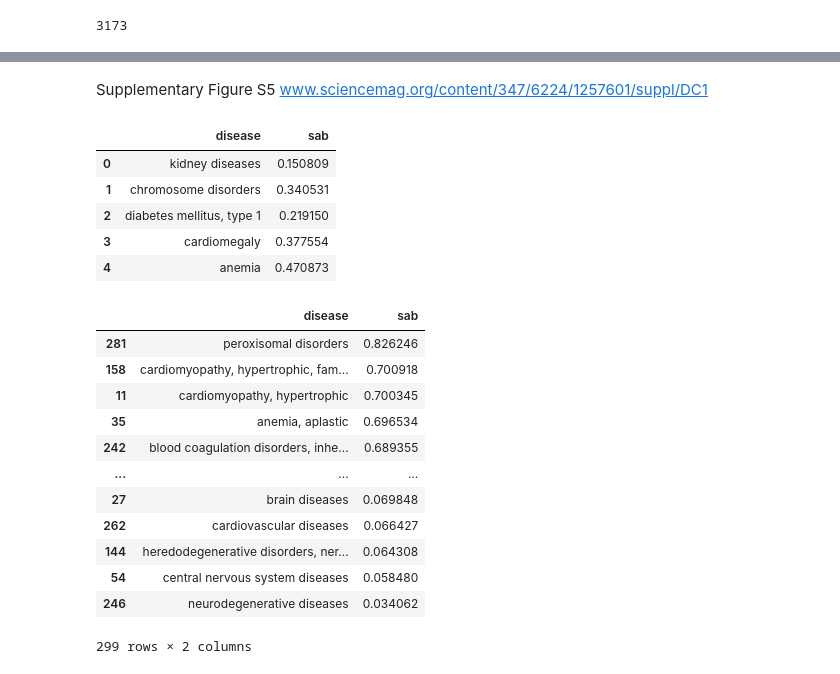
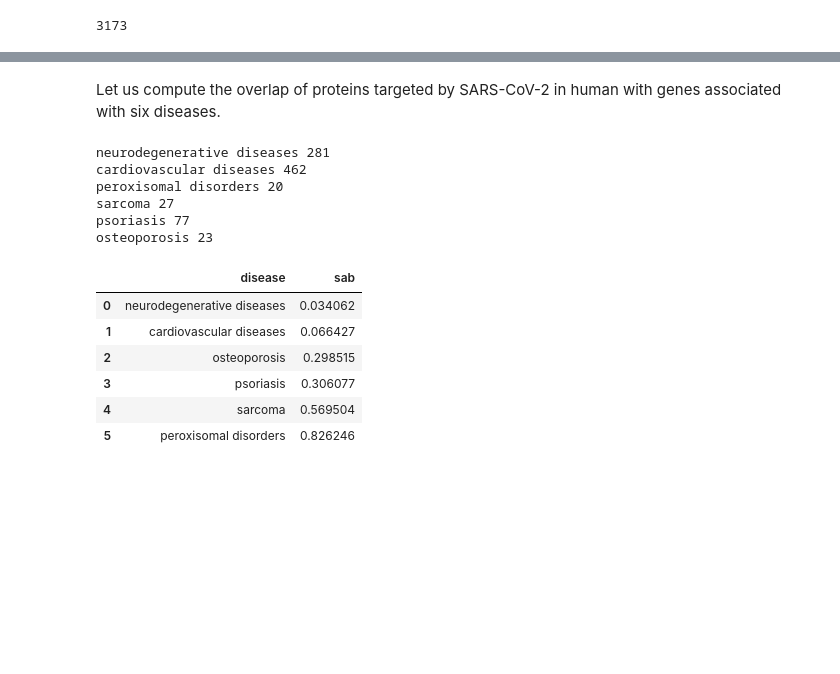
Before and after one commit to UEFBiomedicalInformaticsLab/NetBio_Summer_2023, a Jupyter notebook: 3_NDM_applications.ipynb, the cells around one changed output, grey strips where cells are left out. Drawn from its saved outputs; the diff is of its cells as text; code cells hidden in the pictures; blank space fills up the shorter version.

```diff
--- a/3_NDM_applications.ipynb
+++ b/3_NDM_applications.ipynb
@@ -88,6 +149,6 @@ for g in graphs:
 # %%
 # select the largest connected component
-G = list(ppi.subgraph(c).copy() for c in nx.connected_components(ppi))[0]
+G = list(ppi.subgraph(c).copy() for c in sorted(nx.connected_components(ppi), key = len, reverse = True))[0]
 print(len(G.nodes()), len(G.edges()))
 # %% [output]
 18446 327868
@@ -242,3 +306,17 @@ The figure below shows the network-based separation measure for two diseases A (
-# %% [markdown]
-Supplementary Figure S5 www.sciencemag.org/content/347/6224/1257601/suppl/DC1
+# %% [markdown]
+Let us compute the overlap of proteins targeted by SARS-CoV-2 in human with genes associated with six diseases.
+# %%
+select_diseases = ["neurodegenerative diseases", "cardiovascular diseases", "peroxisomal disorders", "sarcoma", "psoriasis", "osteoporosis" ]
+disease2genes = {key: disease2genes[key] for key in select_diseases}
+
+# Print number of genes associated with each disease
+for key in disease2genes.keys():
+    print(key, len(disease2genes[key]))
+# %% [output]
+neurodegenerative diseases 281
+cardiovascular diseases 462
+peroxisomal disorders 20
+sarcoma 27
+psoriasis 77
+osteoporosis 23
 # %%
@@ -260,28 +339,13 @@ for disease in tqdm.tqdm(disease2genes.keys()):
 # %%
 dx = pd.DataFrame.from_dict(sab, orient='index')
 dx = dx.reset_index()
 dx.columns = ['disease', 'sab']
-dx.head()
+dx.sort_values(by = "sab", ascending = True).reset_index(drop = True)
 # %% [output]
 |  | disease | sab |
-| 0 | kidney diseases | 0.150809 |
-| 1 | chromosome disorders | 0.340531 |
-| 2 | diabetes mellitus, type 1 | 0.219150 |
-| 3 | cardiomegaly | 0.377554 |
-| 4 | anemia | 0.470873 |
+| 0 | neurodegenerative diseases | 0.034062 |
+| 1 | cardiovascular diseases | 0.066427 |
+| 2 | osteoporosis | 0.298515 |
+| 3 | psoriasis | 0.306077 |
+| 4 | sarcoma | 0.569504 |
+| 5 | peroxisomal disorders | 0.826246 |
-# %%
-dx.sort_values(by = "sab", ascending=False)
-# %% [output]
-|  | disease | sab |
-| 281 | peroxisomal disorders | 0.826246 |
-| 158 | cardiomyopathy, hypertrophic, fam... | 0.700918 |
-| 11 | cardiomyopathy, hypertrophic | 0.700345 |
-| 35 | anemia, aplastic | 0.696534 |
-| 242 | blood coagulation disorders, inhe... | 0.689355 |
-| ... | ... | ... |
-| 27 | brain diseases | 0.069848 |
-| 262 | cardiovascular diseases | 0.066427 |
-| 144 | heredodegenerative disorders, ner... | 0.064308 |
-| 54 | central nervous system diseases | 0.058480 |
-| 246 | neurodegenerative diseases | 0.034062 |
-299 rows × 2 columns
```
Also changed, not shown: parts of 48 cells of this notebook, 25 other files.
